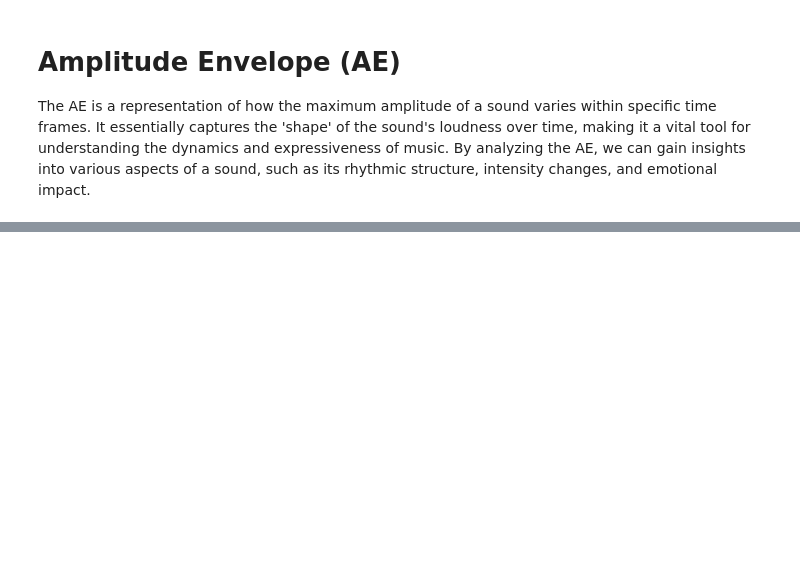
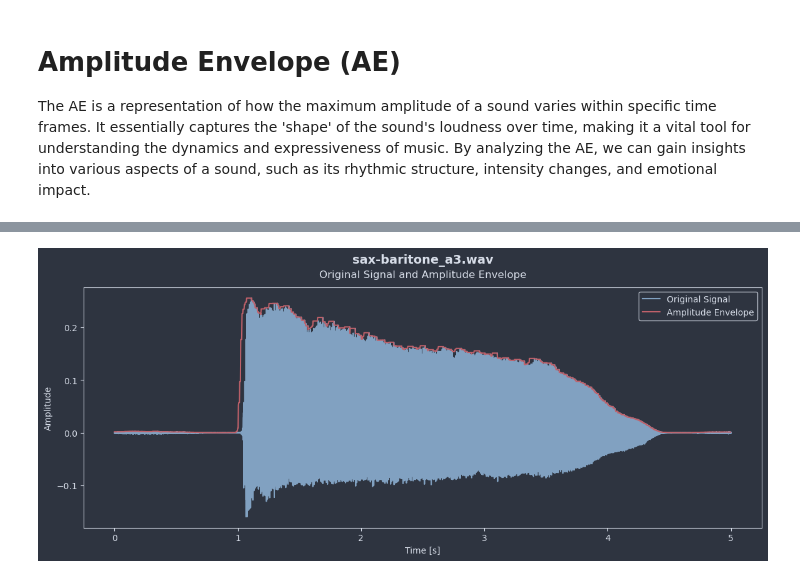
Before and after one commit to MarieLynneBlock/sonic-alchemy-lab, a Jupyter notebook: Time_Domain_Audio_Representations_Amplitude_Envelopes.ipynb, the cells around one changed output, grey strips where cells are left out. Cells and saved outputs as stored; diff of their text form; code cells hidden in the pictures; blank space fills up the shorter version.

```diff
--- a/Time_Domain_Audio_Representations_Amplitude_Envelopes.ipynb
+++ b/Time_Domain_Audio_Representations_Amplitude_Envelopes.ipynb
@@ -125,0 +78,6 @@ for filename in uploaded_song_3.keys():
+# %%
+# Load and analyze the audio file
+audio_file_path = './local_data/sax-baritone_a3.wav'  # TODO: change to the file you want to analyze
+y, sr, amplitude_envelope, time, t_frames = analyse_audio(audio_file_path)
+audio_display = Audio(audio_file_path)
+audio_display
@@ -125,0 +88,65 @@ for filename in uploaded_song_3.keys():
+# %%
+# Function to ensure the directory exists
+def ensure_directory(directory):
+    if not os.path.exists(directory):
+        os.makedirs(directory)
+
+# Plot the original signal and Amplitude Envelope
+logging.info("Plotting the original signal and amplitude envelope")
+fig, ax = plt.subplots(figsize=(14, 5))
+
+# Set background color
+fig.patch.set_facecolor('#2E3440')
+
+# Extract the file name from the file path
+file_name = os.path.basename(audio_file_path)
+file_base_name, _ = os.path.splitext(file_name)
+
+# Plot the original signal and amplitude envelope
+ax.plot(time, y, color='#81A1C1', label='Original Signal')  # Full wave color
+ax.plot(t_frames, amplitude_envelope, color='#BF616A', label='Amplitude Envelope')  # Amplitude envelope color
+
+# Add the song title in bold and the subtitle below it
+title = file_name
+subtitle = "Original Signal and Amplitude Envelope"
+
+# Title with mixed font weights (for readablity)
+ax.text(0.5, 1.10, title, transform=ax.transAxes, fontsize=14, fontweight='bold', color='#D8DEE9', ha='center')
+ax.text(0.5, 1.04, subtitle, transform=ax.transAxes, fontsize=12, fontweight='normal', color='#D8DEE9', ha='center')
+
+# Set titles and labels
+ax.set_xlabel('Time [s]', color='#D8DEE9')
+ax.set_ylabel('Amplitude', color='#D8DEE9')
+
+# Set the axes background color
+ax.set_facecolor('#2E3440')
+
+# Set the axes spine color
+ax.spines['bottom'].set_color('#D8DEE9')
+ax.spines['top'].set_color('#D8DEE9')
+ax.spines['right'].set_color('#D8DEE9')
+ax.spines['left'].set_color('#D8DEE9')
+
+# Set the tick parameters color
+ax.tick_params(axis='x', colors='#D8DEE9')
+ax.tick_params(axis='y', colors='#D8DEE9')
+
+# Customize the legend
+legend = ax.legend(facecolor='#2E3440', edgecolor='#D8DEE9', labelcolor='#D8DEE9')
+for text in legend.get_texts():
+    text.set_color('#D8DEE9')
+
+# Ensure the output directory exists
+output_directory = './local_data/output_graphs'
+ensure_directory(output_directory)
+
+# Save the plot
+output_path = os.path.join(output_directory, f'AE_{file_base_name}.png')
+plt.savefig(output_path, facecolor='#2E3440')
+
+# Show the plot
+plt.show()
+
+# Log the saved plot location
+logging.info(f"Plot saved to: {output_path}")
+# %% [output]
@@ -125,0 +154 @@ for filename in uploaded_song_3.keys():
+[figure, added]
```
Also changed, not shown: parts of 11 cells of this notebook.
